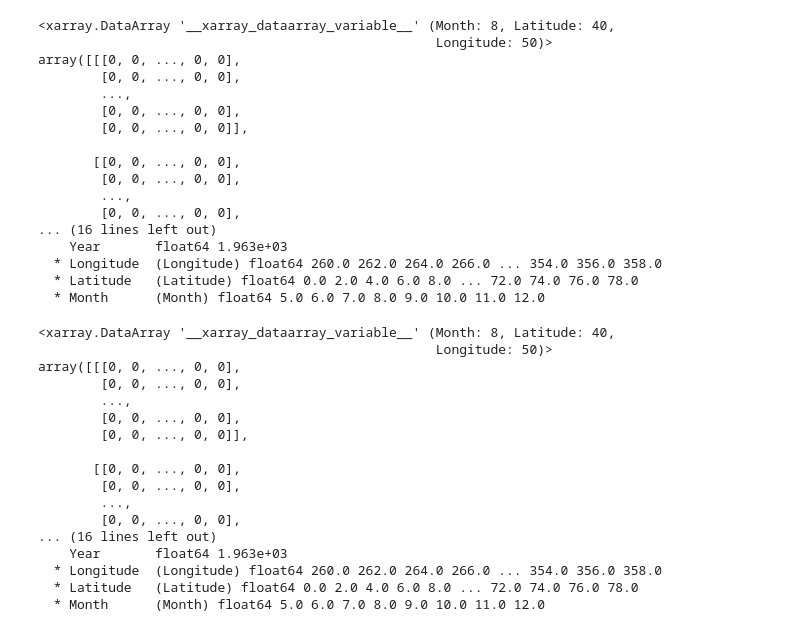
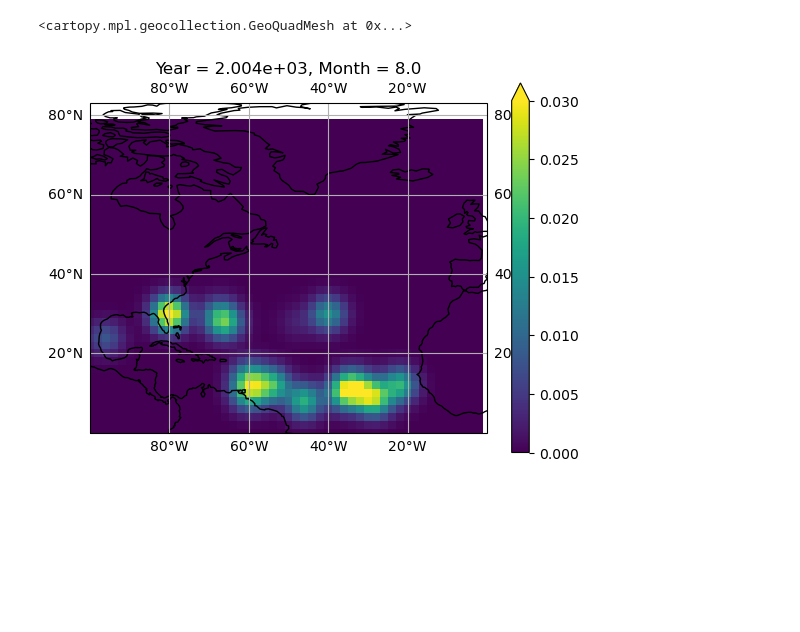
Before and after one commit to a98alvin/TC_Genesis_Index, a Jupyter notebook: Scripts/Filtering_Observations.ipynb, the cells around one changed output. Cells and saved outputs as stored; diff of their text form; code cells hidden in the pictures; blank space fills up the shorter version.

```diff
--- a/Scripts/Filtering_Observations.ipynb
+++ b/Scripts/Filtering_Observations.ipynb
@@ -129,41 +48,36 @@ array([[[[0, ..., 0],
-# %%
-train_indiv_year_canes_use
-# %% [output]
-<xarray.DataArray '__xarray_dataarray_variable__' (Month: 8, Latitude: 40,
-                                                   Longitude: 50)>
-array([[[0, 0, ..., 0, 0],
-        [0, 0, ..., 0, 0],
-        ...,
-        [0, 0, ..., 0, 0],
-        [0, 0, ..., 0, 0]],
-
-       [[0, 0, ..., 0, 0],
-        [0, 0, ..., 0, 0],
-        ...,
-        [0, 0, ..., 0, 0],
-... (16 lines left out)
-    Year       float64 1.963e+03
-  * Longitude  (Longitude) float64 260.0 262.0 264.0 266.0 ... 354.0 356.0 358.0
-  * Latitude   (Latitude) float64 0.0 2.0 4.0 6.0 8.0 ... 72.0 74.0 76.0 78.0
-  * Month      (Month) float64 5.0 6.0 7.0 8.0 9.0 10.0 11.0 12.0
-# %%
-train_indiv_year_canes_use
-# %% [output]
-<xarray.DataArray '__xarray_dataarray_variable__' (Month: 8, Latitude: 40,
-                                                   Longitude: 50)>
-array([[[0, 0, ..., 0, 0],
-        [0, 0, ..., 0, 0],
-        ...,
-        [0, 0, ..., 0, 0],
-        [0, 0, ..., 0, 0]],
-
-       [[0, 0, ..., 0, 0],
-        [0, 0, ..., 0, 0],
-        ...,
-        [0, 0, ..., 0, 0],
-... (16 lines left out)
-    Year       float64 1.963e+03
-  * Longitude  (Longitude) float64 260.0 262.0 264.0 266.0 ... 354.0 356.0 358.0
-  * Latitude   (Latitude) float64 0.0 2.0 4.0 6.0 8.0 ... 72.0 74.0 76.0 78.0
-  * Month      (Month) float64 5.0 6.0 7.0 8.0 9.0 10.0 11.0 12.0
+# %%
+# Deep copy the dataset so it is not referencing
+train_canes_use = copy.deepcopy(train_labels_predropped_read["__xarray_dataarray_variable__"]).astype(float)
+
+# Temporal smoothing
+for i, j in product(range(train_canes_use.shape[1]),range(train_canes_use.shape[2])): # Loop over each grid cell
+    stacked_grid = train_canes_use[:,i,j,:].stack(z=("Year", "Month")).astype(float) # Stack all times for a single grid cell
+    temporally_filtered_grid = gaussian_filter(stacked_grid,sigma=1.5) # Filter a single grid cell over time
+    unstacked_smoothed_grid = xr.DataArray(temporally_filtered_grid,coords=stacked_grid.coords).unstack() # Put filtered data into XR
+    # Assign smoothed grid cell data to training data array
+    train_canes_use[:,i,j,:] = copy.deepcopy(unstacked_smoothed_grid.transpose()) # Deep copy the unstacked so that it is not referencing
+
+# Spatial smoothing
+spatially_filtered_grid = [] # List to store the array of each month
+stack_for_spatial = train_canes_use.stack(z=("Year", "Month")) # Stack for easier looping
+
+for spatial_iter in range(stack_for_spatial.shape[2]): # Loop 2D array over all times
+    spatially_filtered_grid_indiv = gaussian_filter(stack_for_spatial[:,:,spatial_iter],sigma=1.5) # Filter the 2D array spatially
+    spatially_filtered_grid.append(spatially_filtered_grid_indiv) # Save 2D array to list
+
+# Convert from list to XR
+spatially_temporally_filtered_XR = xr.DataArray(spatially_filtered_grid,coords = [stack_for_spatial.coords['z'],
+                                               stack_for_spatial.coords['Latitude'],stack_for_spatial.coords['Longitude']]).unstack()
+
+# Plot temporally then spatially filtered data
+plt.figure()
+ax = plt.axes(projection=ccrs.PlateCarree())
+ax.set_global()
+ax.coastlines()
+ax.gridlines(draw_labels=True)
+ax.set_extent([-100, 0, 0, 80])
+spatially_temporally_filtered_XR.sel(Month=8,Year=2004).plot(vmin=0,vmax=0.03)
+# %% [output]
+<cartopy.mpl.geocollection.GeoQuadMesh at 0x...>
+[figure, added]
 # %% [markdown]
```
Also changed, not shown: parts of 19 cells of this notebook, 2 other files.
